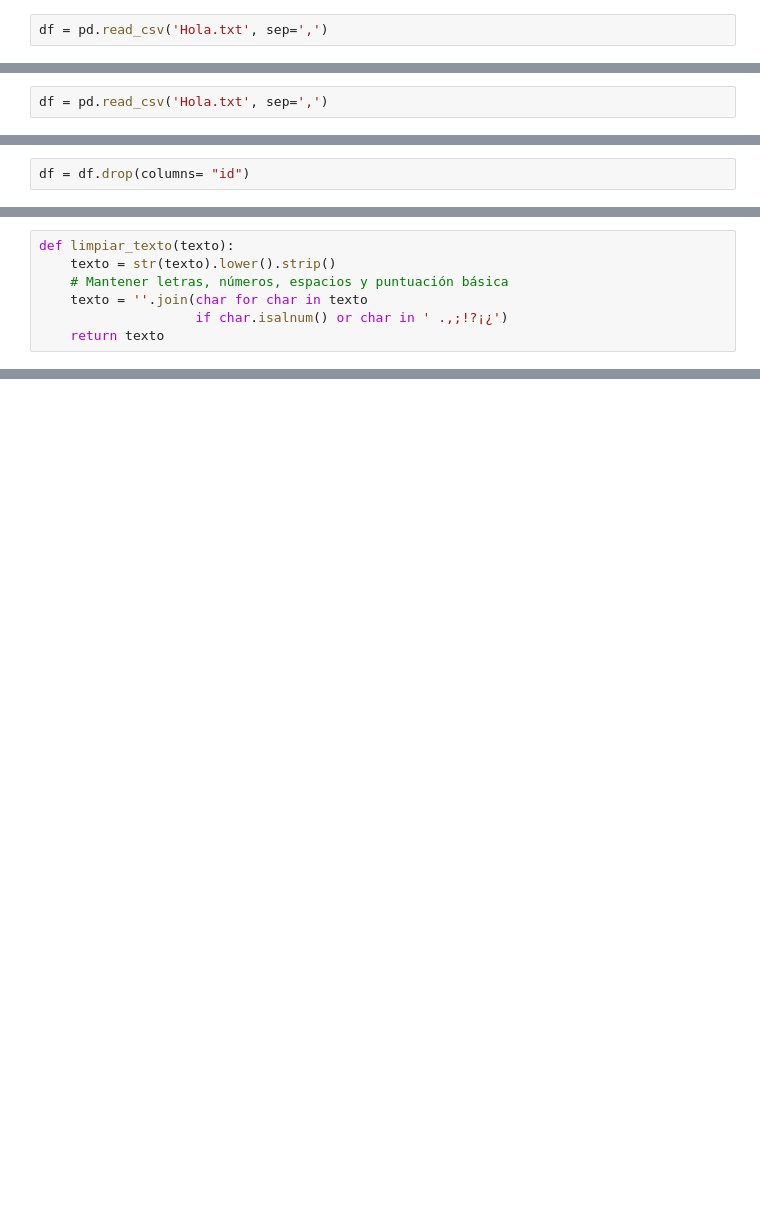
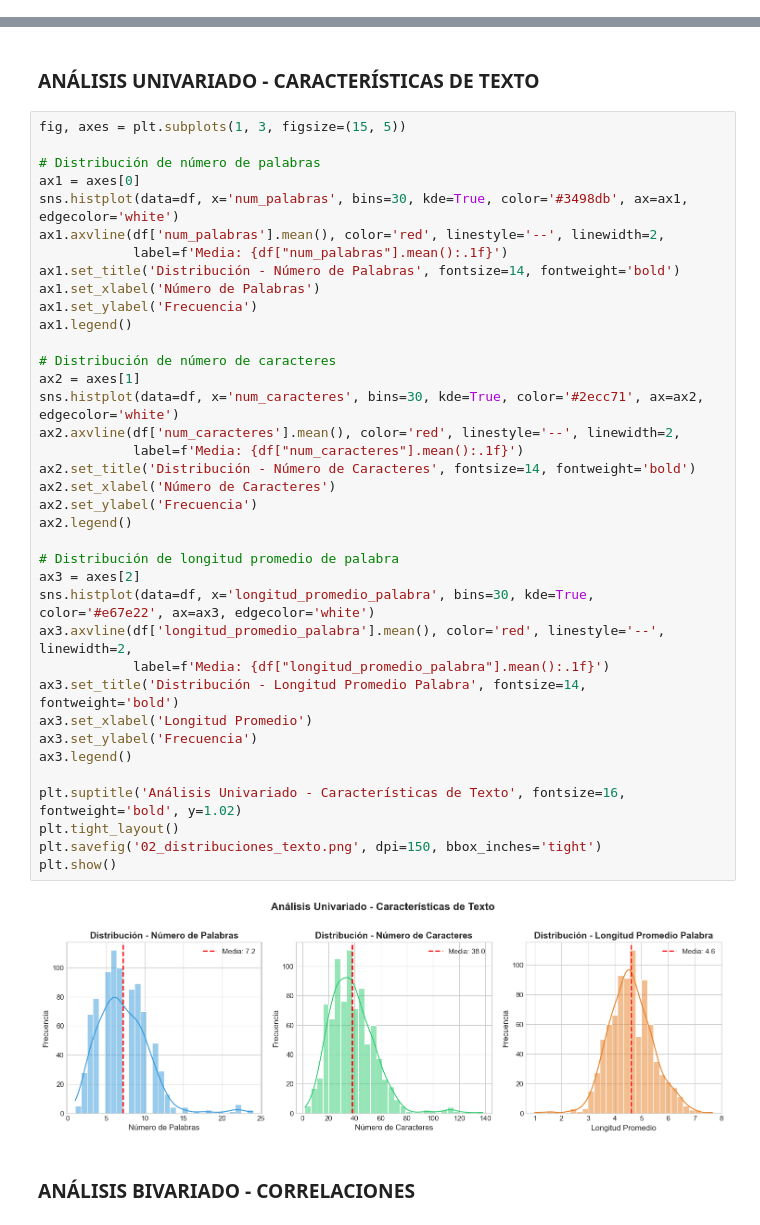
Before and after one commit to EdgarIvan01/RealitiAI, a Jupyter notebook: backend/Final.ipynb, the cells around one changed output, grey strips where cells are left out. Drawn from its saved outputs; the diff is of its cells as text; blank space fills up the shorter version.

```diff
--- a/backend/Final.ipynb
+++ b/backend/Final.ipynb
@@ -445,2 +0,0 @@ import seaborn as sns
-# %%
-df = pd.read_csv('Hola.txt', sep=',')
@@ -585,2 +0,0 @@ PyTorch version: 2.11.0+cpu
-# %%
-df = pd.read_csv('Hola.txt', sep=',')
@@ -603,2 +0,0 @@ df
-# %%
-df = df.drop(columns= "id")
@@ -1374,7 +0,0 @@ for file in os.listdir(modelo_dir):
-# %%
-def limpiar_texto(texto):
-    texto = str(texto).lower().strip()
-    # Mantener letras, números, espacios y puntuación básica
-    texto = ''.join(char for char in texto
-                    if char.isalnum() or char in ' .,;!?¡¿')
-    return texto
@@ -1380,0 +311,43 @@ def limpiar_texto(texto):
+# %% [markdown]
+### ANÁLISIS UNIVARIADO - CARACTERÍSTICAS DE TEXTO
+# %%
+fig, axes = plt.subplots(1, 3, figsize=(15, 5))
+
+# Distribución de número de palabras
+ax1 = axes[0]
+sns.histplot(data=df, x='num_palabras', bins=30, kde=True, color='#3498db', ax=ax1, edgecolor='white')
+ax1.axvline(df['num_palabras'].mean(), color='red', linestyle='--', linewidth=2,
+            label=f'Media: {df["num_palabras"].mean():.1f}')
+ax1.set_title('Distribución - Número de Palabras', fontsize=14, fontweight='bold')
+ax1.set_xlabel('Número de Palabras')
+ax1.set_ylabel('Frecuencia')
+ax1.legend()
+
+# Distribución de número de caracteres
+ax2 = axes[1]
+sns.histplot(data=df, x='num_caracteres', bins=30, kde=True, color='#2ecc71', ax=ax2, edgecolor='white')
+ax2.axvline(df['num_caracteres'].mean(), color='red', linestyle='--', linewidth=2,
+            label=f'Media: {df["num_caracteres"].mean():.1f}')
+ax2.set_title('Distribución - Número de Caracteres', fontsize=14, fontweight='bold')
+ax2.set_xlabel('Número de Caracteres')
+ax2.set_ylabel('Frecuencia')
+ax2.legend()
+
+# Distribución de longitud promedio de palabra
+ax3 = axes[2]
+sns.histplot(data=df, x='longitud_promedio_palabra', bins=30, kde=True, color='#e67e22', ax=ax3, edgecolor='white')
+ax3.axvline(df['longitud_promedio_palabra'].mean(), color='red', linestyle='--', linewidth=2,
+            label=f'Media: {df["longitud_promedio_palabra"].mean():.1f}')
+ax3.set_title('Distribución - Longitud Promedio Palabra', fontsize=14, fontweight='bold')
+ax3.set_xlabel('Longitud Promedio')
+ax3.set_ylabel('Frecuencia')
+ax3.legend()
+
+plt.suptitle('Análisis Univariado - Características de Texto', fontsize=16, fontweight='bold', y=1.02)
+plt.tight_layout()
+plt.savefig('02_distribuciones_texto.png', dpi=150, bbox_inches='tight')
+plt.show()
+# %% [output]
+[figure, added]
+# %% [markdown]
+### ANÁLISIS BIVARIADO - CORRELACIONES
```
Also changed, not shown: parts of 104 cells of this notebook, 3 other files.
